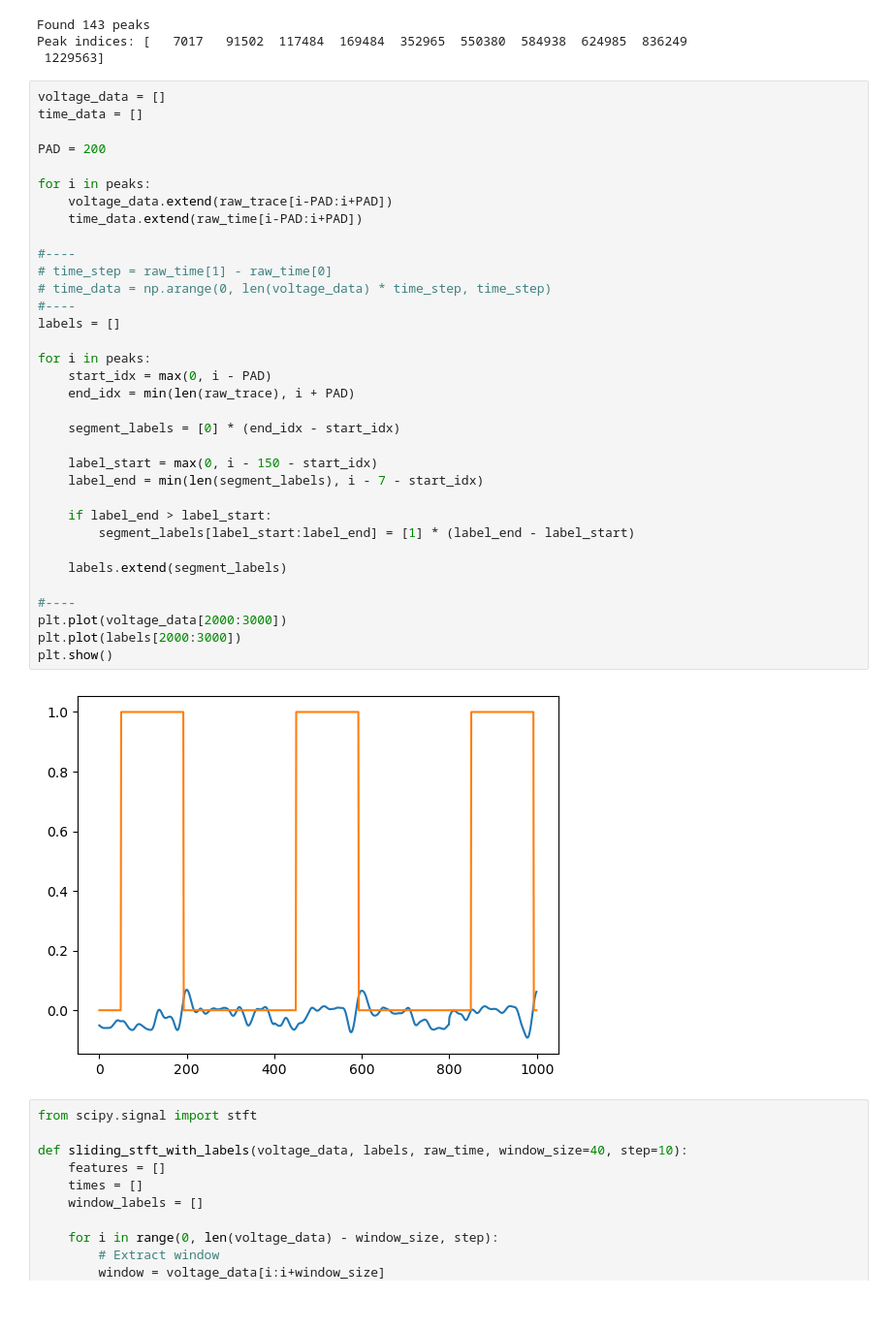
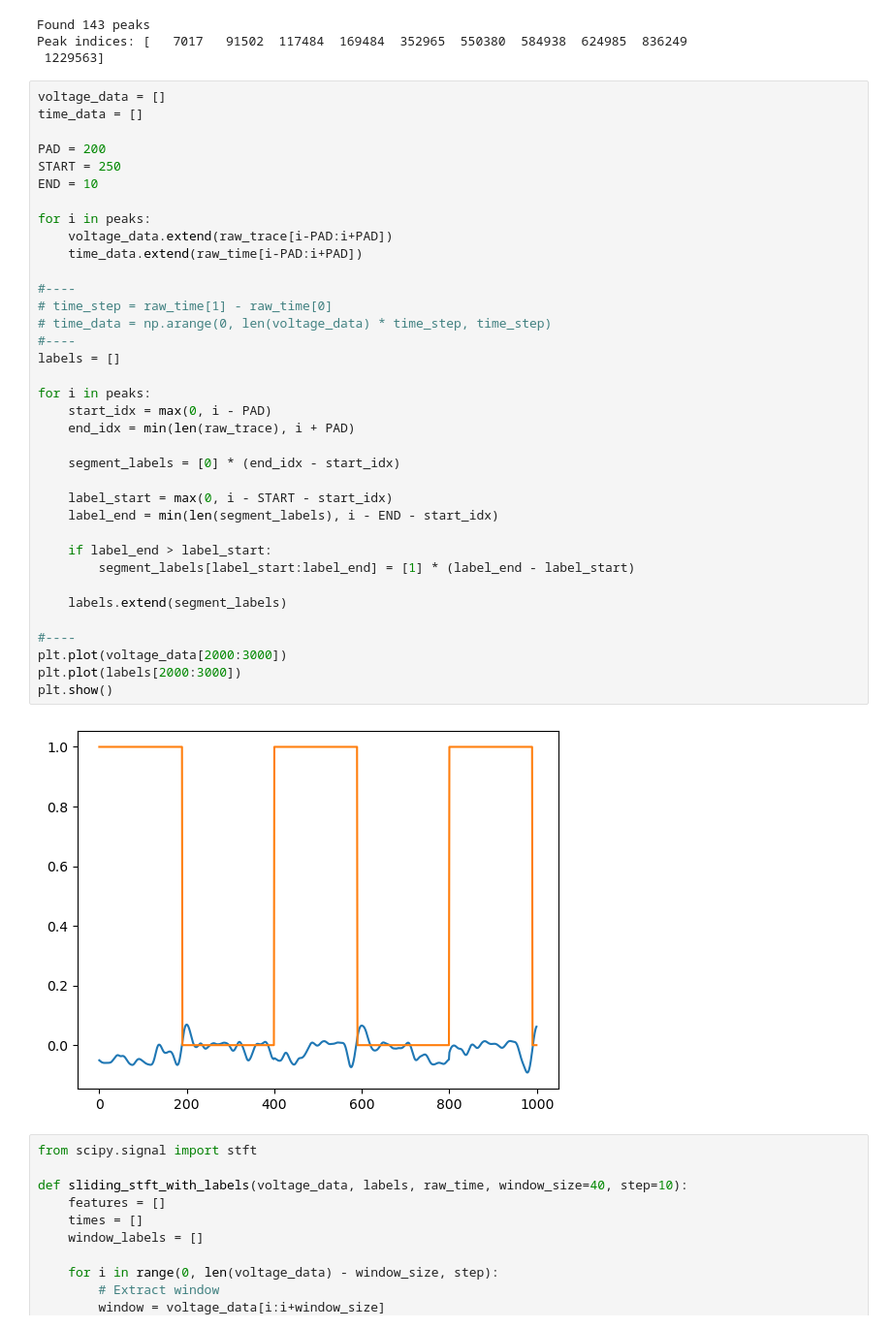
Before and after one commit to ahitagnied/apred, a Jupyter notebook: data/test.ipynb, the cells around one changed output. Shown at 97% size. Drawn from its saved outputs; the diff is of its cells as text.

```diff
--- a/data/test.ipynb
+++ b/data/test.ipynb
@@ -68,37 +68,39 @@ voltage_data = []
 time_data = []
 
 PAD = 200
+START = 250
+END = 10
 
 for i in peaks:
     voltage_data.extend(raw_trace[i-PAD:i+PAD])
     time_data.extend(raw_time[i-PAD:i+PAD])
 
 #----
 # time_step = raw_time[1] - raw_time[0]
 # time_data = np.arange(0, len(voltage_data) * time_step, time_step)
 #----
 labels = []
 
 for i in peaks:
     start_idx = max(0, i - PAD)
     end_idx = min(len(raw_trace), i + PAD)
 
     segment_labels = [0] * (end_idx - start_idx)
 
-    label_start = max(0, i - 150 - start_idx)
-    label_end = min(len(segment_labels), i - 7 - start_idx)
+    label_start = max(0, i - START - start_idx)
+    label_end = min(len(segment_labels), i - END - start_idx)
 
     if label_end > label_start:
         segment_labels[label_start:label_end] = [1] * (label_end - label_start)
 
     labels.extend(segment_labels)
 
 #----
 plt.plot(voltage_data[2000:3000])
 plt.plot(labels[2000:3000])
 plt.show()
 # %% [output]
-[figure, old version]
+[figure, new version]
 # %%
 from scipy.signal import stft
 
```
Also changed, not shown: parts of 3 cells of this notebook.
